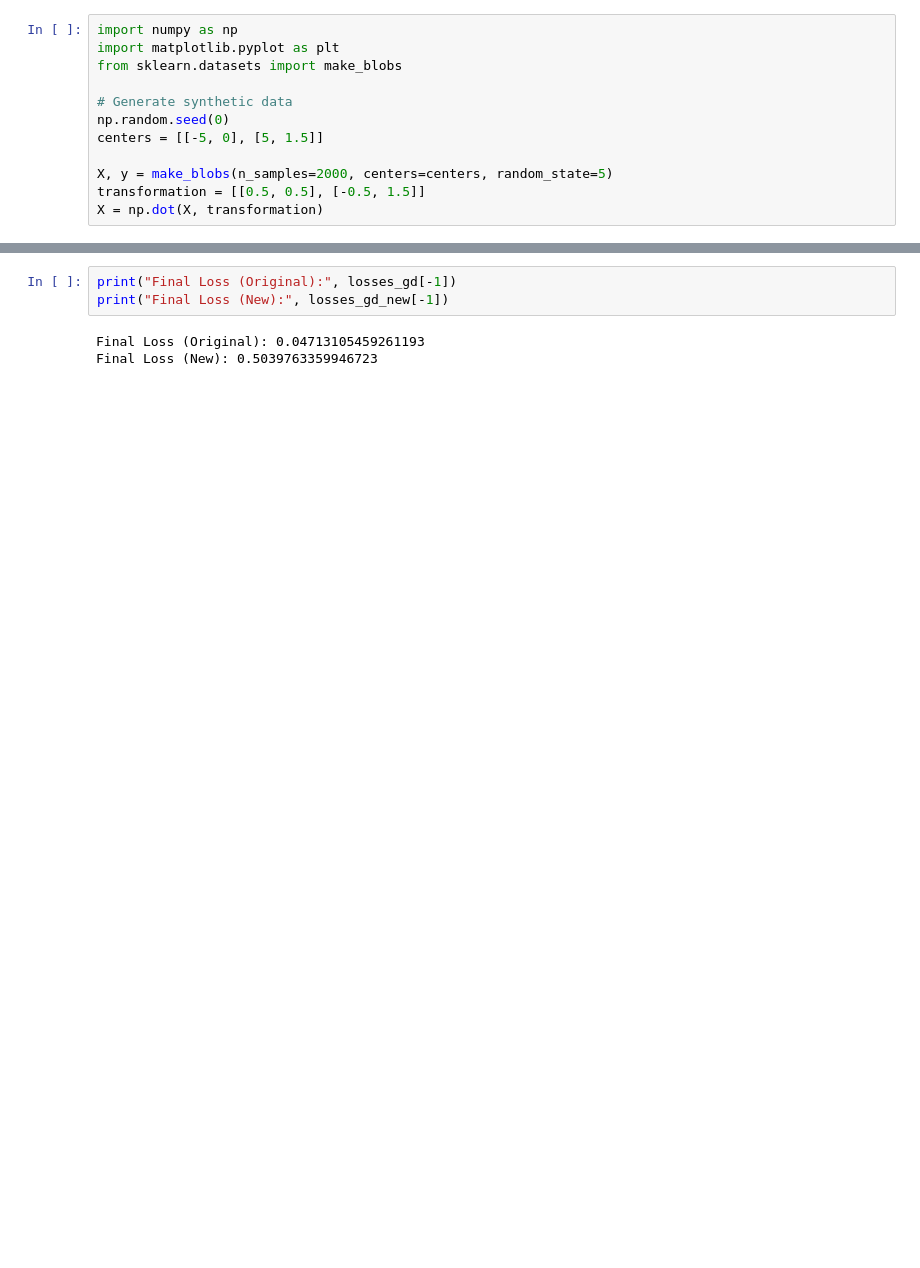
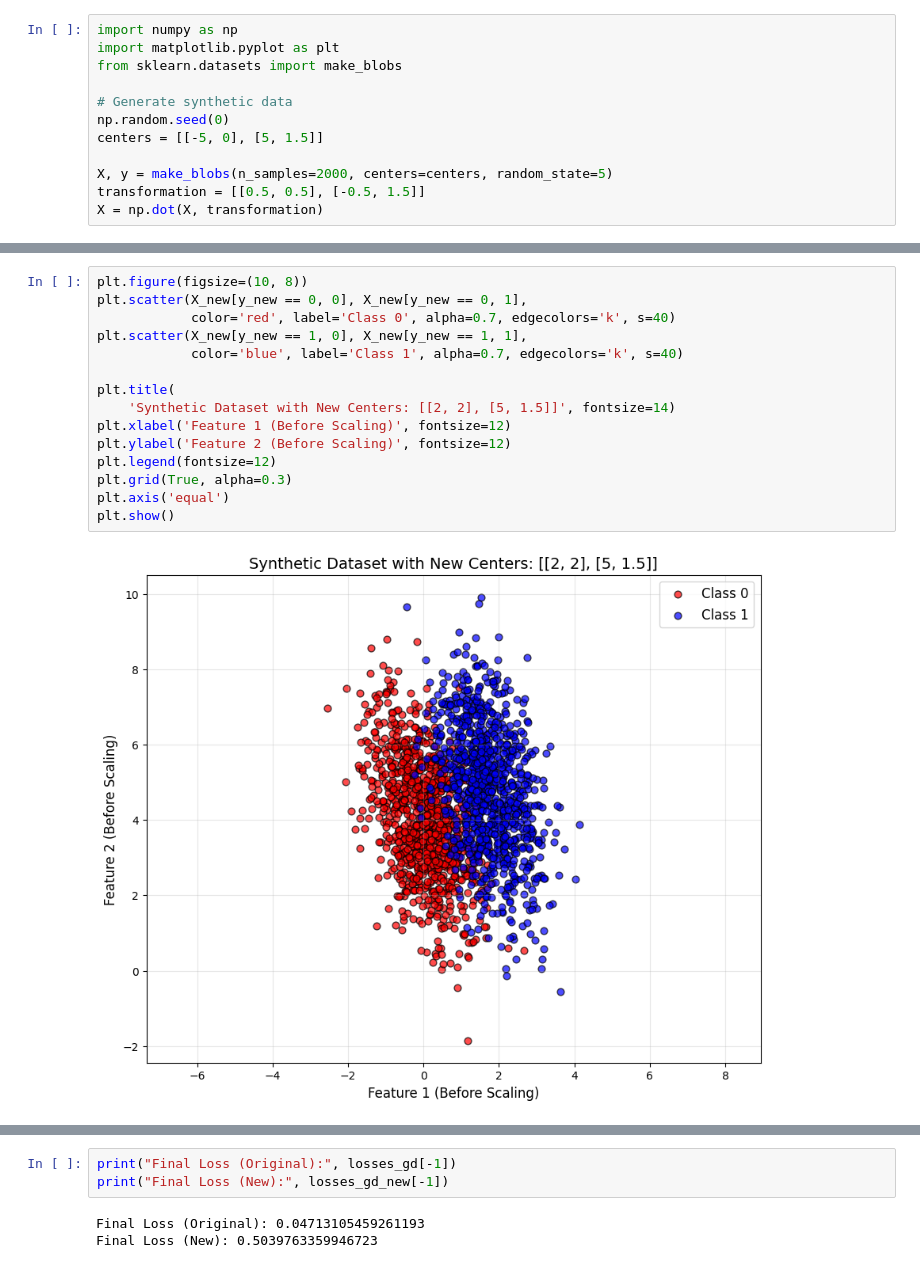
Before and after one commit to AbdulBasithNiyas/EN3150-Pattern-Recognition, a Jupyter notebook: assignment_02/notebooks/logreg2.ipynb, the cells around one changed output, grey strips where cells are left out. Drawn from its saved outputs; the diff is of its cells as text; blank space fills up the shorter version.

```diff
--- a/assignment_02/notebooks/logreg2.ipynb
+++ b/assignment_02/notebooks/logreg2.ipynb
@@ -154,3 +163,20 @@ for i in range(n_iterations):
+# %%
+plt.figure(figsize=(10, 8))
+plt.scatter(X_new[y_new == 0, 0], X_new[y_new == 0, 1],
+            color='red', label='Class 0', alpha=0.7, edgecolors='k', s=40)
+plt.scatter(X_new[y_new == 1, 0], X_new[y_new == 1, 1],
+            color='blue', label='Class 1', alpha=0.7, edgecolors='k', s=40)
+
+plt.title(
+    'Synthetic Dataset with New Centers: [[2, 2], [5, 1.5]]', fontsize=14)
+plt.xlabel('Feature 1 (Before Scaling)', fontsize=12)
+plt.ylabel('Feature 2 (Before Scaling)', fontsize=12)
+plt.legend(fontsize=12)
+plt.grid(True, alpha=0.3)
+plt.axis('equal')
+plt.show()
+# %% [output]
+[figure, added]
 # %%
 # Plot comparison
 plt.figure(figsize=(10, 6))
```
Also changed, not shown: parts of 14 cells of this notebook, 1 other file.
